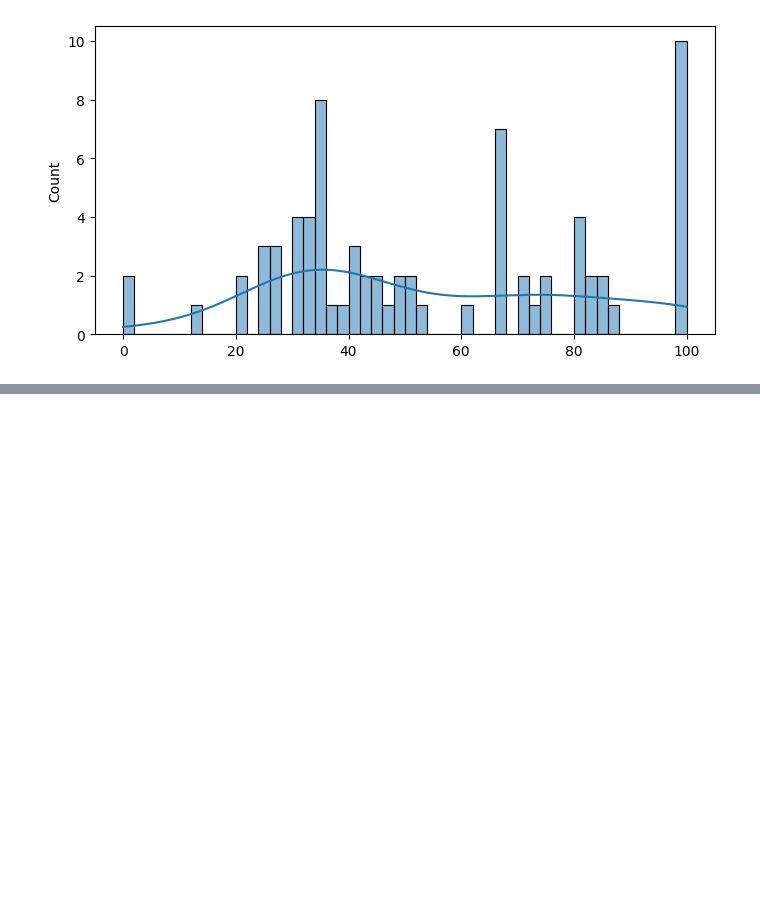
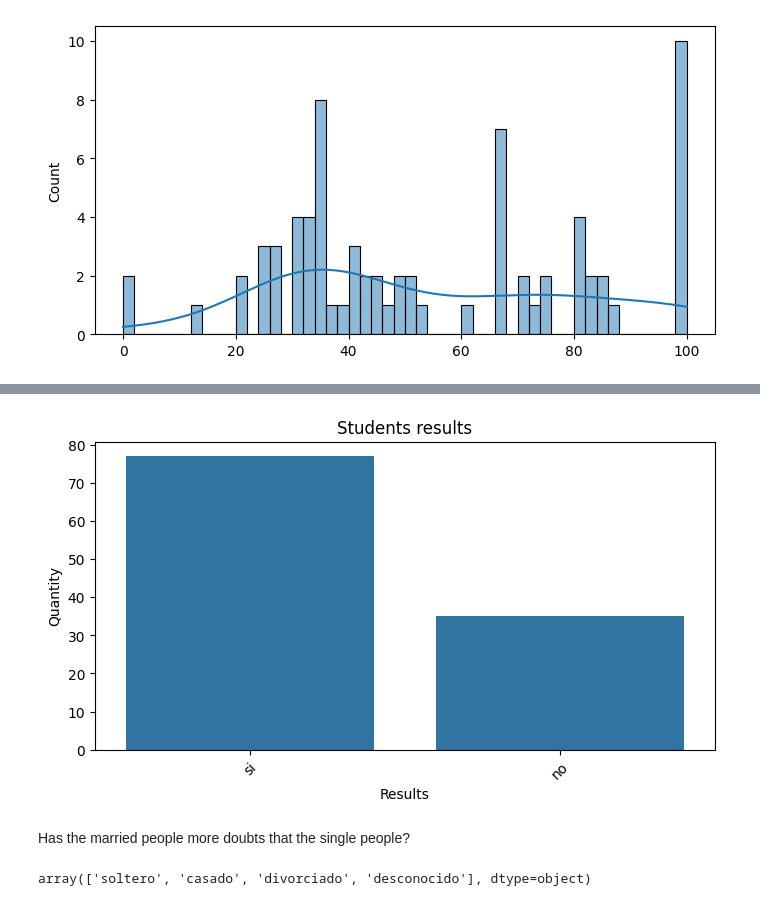
Before and after one commit to jaayg23/data_challenge, a Jupyter notebook: notebooks/1.0-data_challenge_visualization.ipynb, the cells around one changed output, grey strips where cells are left out. Drawn from its saved outputs; the diff is of its cells as text; code cells hidden in the pictures; blank space fills up the shorter version.

```diff
--- a/notebooks/1.0-data_challenge_visualization.ipynb
+++ b/notebooks/1.0-data_challenge_visualization.ipynb
@@ -123,0 +134,18 @@ sns.histplot(porcentaje_aprobacion,bins=50, kde=True)
+# %%
+students_dataset = dataset[dataset['trabajo']=='estudiante']
+
+plt.figure(figsize=(8, 4))
+sns.countplot(x='resultado', data=students_dataset)
+plt.title('Students results')
+plt.xlabel('Results')
+plt.ylabel('Quantity')
+plt.xticks(rotation=45)
+plt.show()
+# %% [output]
+[figure, added]
+# %% [markdown]
+Has the married people more doubts that the single people?
+# %%
+dataset['estado_civil'].unique()
+# %% [output]
+array(['soltero', 'casado', 'divorciado', 'desconocido'], dtype=object)
```
Also changed, not shown: parts of 5 cells of this notebook, 2 other files.
